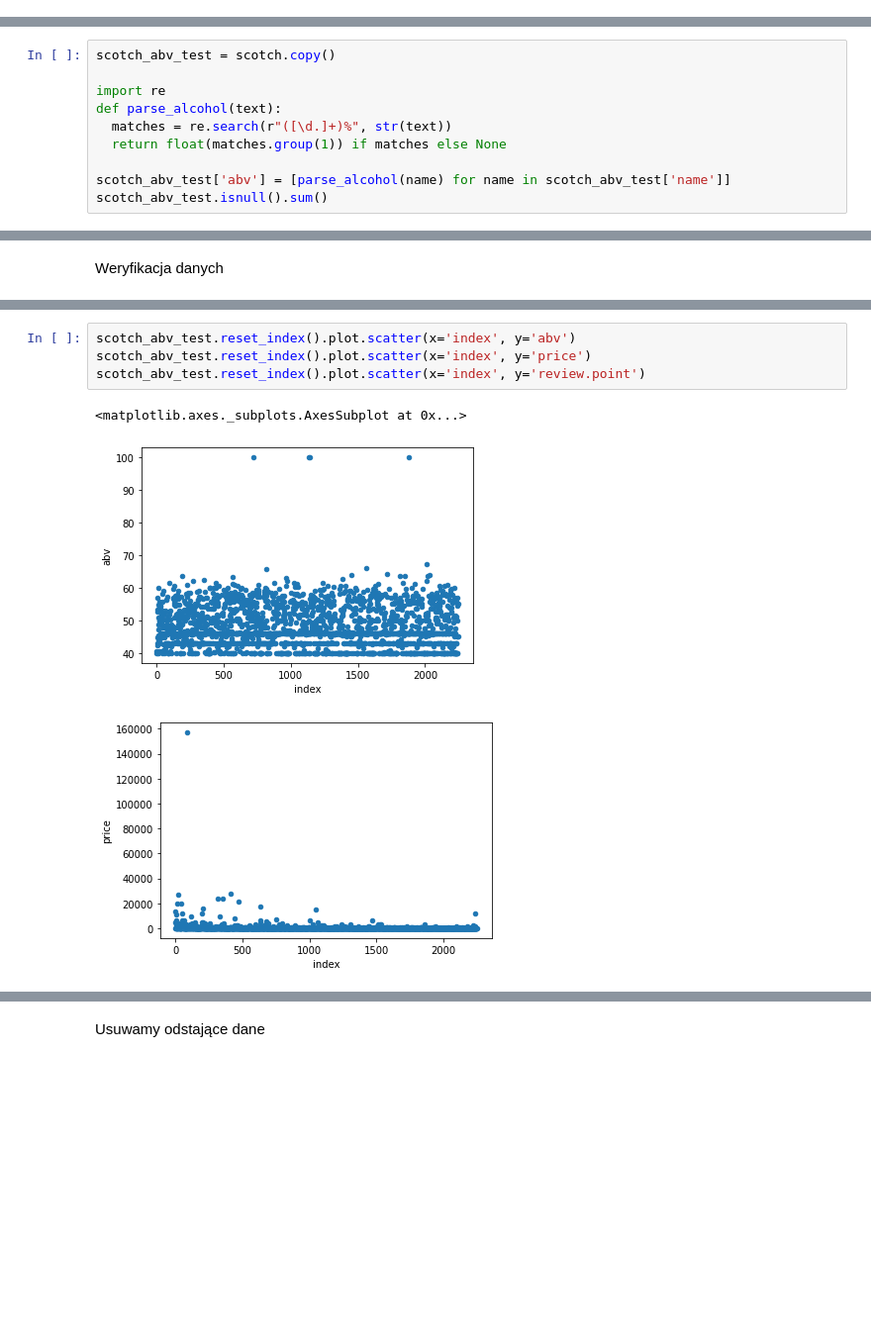
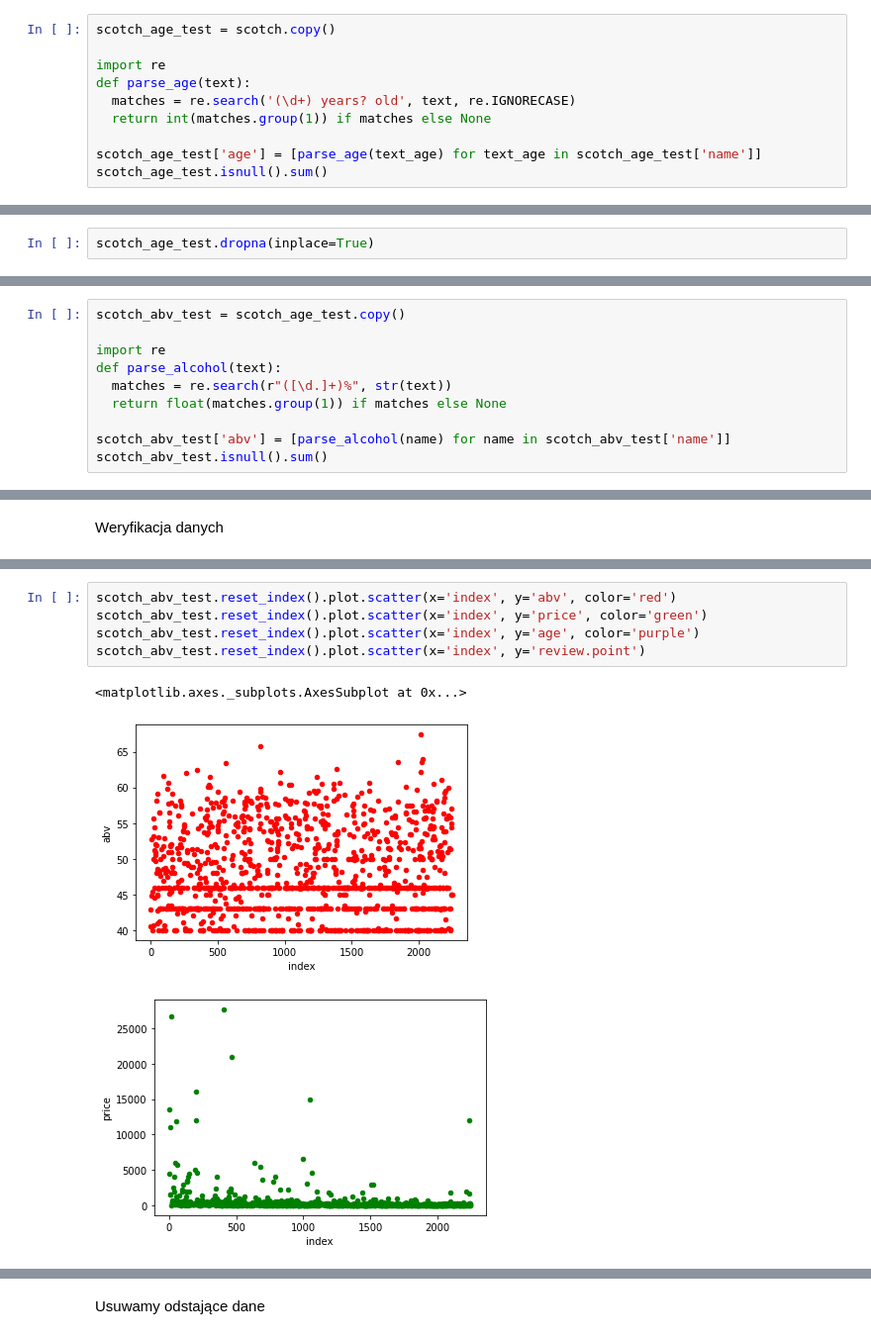
Before and after one commit to lynxoo/ue-wroc-sad, a Jupyter notebook: SAD.ipynb, the cells around one changed output, grey strips where cells are left out. Shown at 99% size. Drawn from its saved outputs; the diff is of its cells as text; blank space fills up the shorter version.

```diff
--- a/SAD.ipynb
+++ b/SAD.ipynb
@@ -75,0 +78,10 @@ memory usage: 87.0+ KB
+# %%
+scotch_age_test = scotch.copy()
+
+import re
+def parse_age(text):
+  matches = re.search('(\d+) years? old', text, re.IGNORECASE)
+  return int(matches.group(1)) if matches else None
+
+scotch_age_test['age'] = [parse_age(text_age) for text_age in scotch_age_test['name']]
+scotch_age_test.isnull().sum()
@@ -76,7 +111,9 @@ memory usage: 87.0+ KB
+# %%
+scotch_age_test.dropna(inplace=True)
 # %% [markdown]
 Parsowanie zawartości alkoholu
 # %%
-scotch_abv_test = scotch.copy()
+scotch_abv_test = scotch_age_test.copy()
 
 import re
 def parse_alcohol(text):
@@ -138,9 +168,10 @@ max      100.000000
 Name: abv, dtype: float64
 # %%
-scotch_abv_test.reset_index().plot.scatter(x='index', y='abv')
-scotch_abv_test.reset_index().plot.scatter(x='index', y='price')
+scotch_abv_test.reset_index().plot.scatter(x='index', y='abv', color='red')
+scotch_abv_test.reset_index().plot.scatter(x='index', y='price', color='green')
+scotch_abv_test.reset_index().plot.scatter(x='index', y='age', color='purple')
 scotch_abv_test.reset_index().plot.scatter(x='index', y='review.point')
 # %% [output]
 <matplotlib.axes._subplots.AxesSubplot at 0x...>
-[figure, old version]
+[figure, new version]
-[figure, old version]
+[figure, new version]
```
Also changed, not shown: parts of 35 cells of this notebook.
